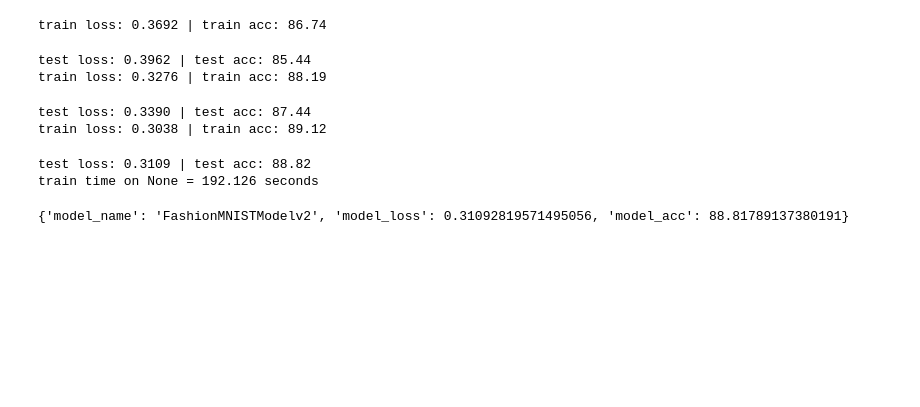
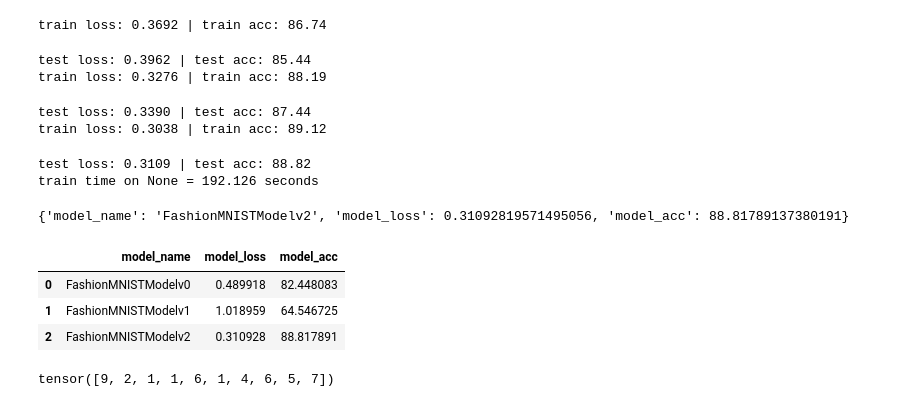
Before and after one commit to GreenCrimea/Learning-PyTorch, a Jupyter notebook: computer_vision.ipynb, the cells around one changed output. Drawn from its saved outputs; the diff is of its cells as text; code cells hidden in the pictures; blank space fills up the shorter version.

```diff
--- a/computer_vision.ipynb
+++ b/computer_vision.ipynb
@@ -573,4 +574,29 @@ print(model_10_results)
 # %%
 #compare models
 
 compare_results = pd.DataFrame([model_8_results, model_9_results, model_10_results])
+
+compare_results
+# %% [output]
+|  | model_name | model_loss | model_acc |
+| 0 | FashionMNISTModelv0 | 0.489918 | 82.448083 |
+| 1 | FashionMNISTModelv1 | 1.018959 | 64.546725 |
+| 2 | FashionMNISTModelv2 | 0.310928 | 88.817891 |
+# %%
+#confusion matrix
+
+y_preds = []
+model_10.eval()
+with torch.inference_mode():
+    for x, y in tqdm(test_dataloader):
+
+        y_logits = model_10(x)
+
+        y_pred = torch.softmax(y_logits.squeeze(), dim=0).argmax(dim=1)
+
+        y_preds.append(y_pred)
+
+y_pred_tensor = torch.cat(y_preds)
+y_pred_tensor[:10]
+# %% [output]
+tensor([9, 2, 1, 1, 6, 1, 4, 6, 5, 7])
```
Also changed, not shown: parts of 1 cell of this notebook.
